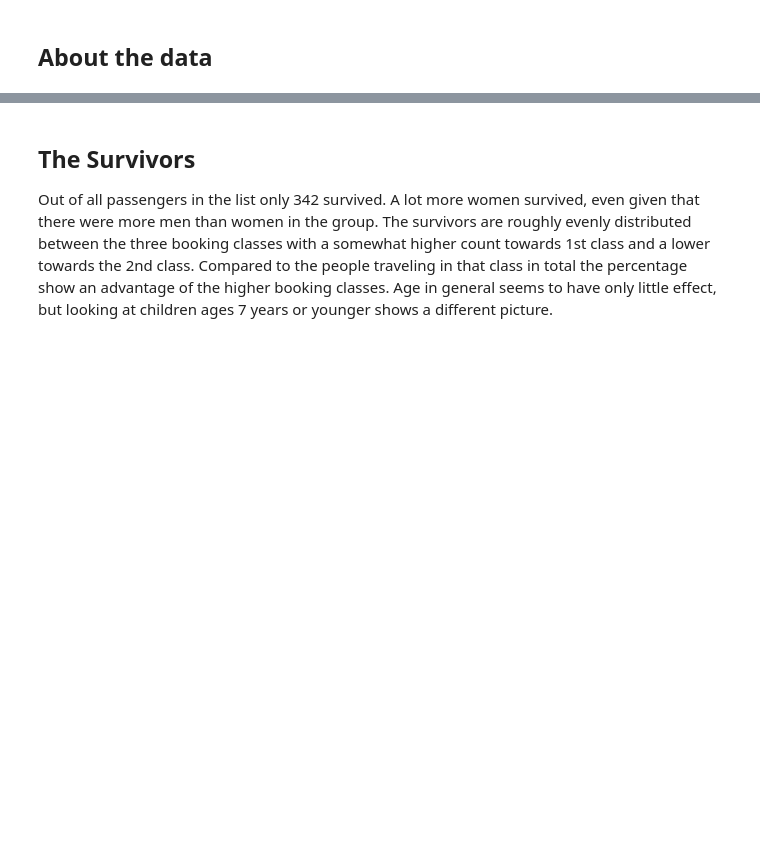
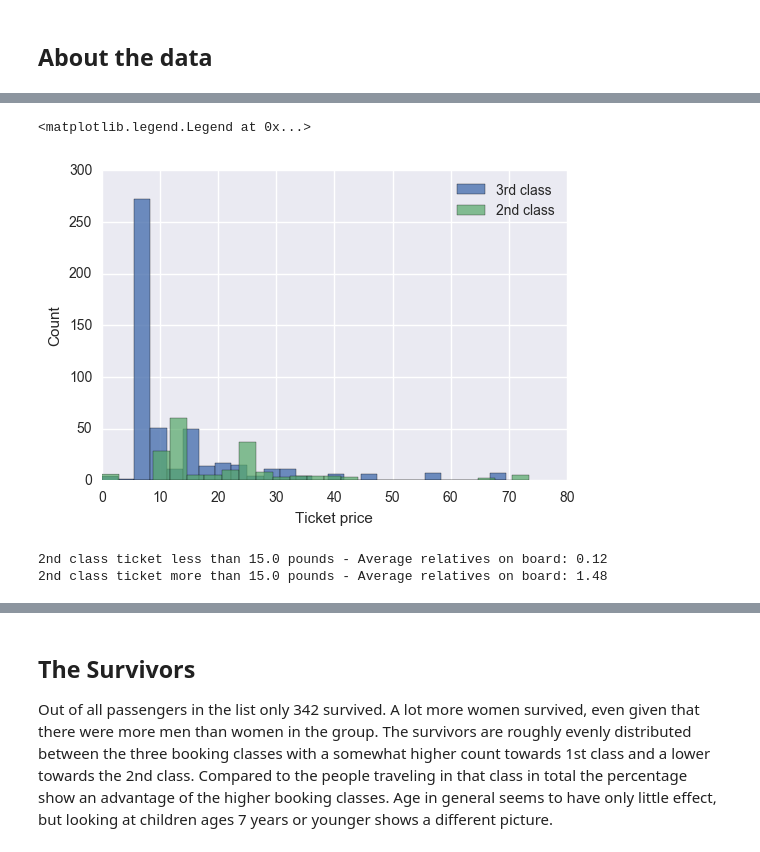
Before and after one commit to eliujulian/titanic, a Jupyter notebook: titanic.ipynb, the cells around one changed output, grey strips where cells are left out. Drawn from its saved outputs; the diff is of its cells as text; code cells hidden in the pictures; blank space fills up the shorter version.

```diff
--- a/titanic.ipynb
+++ b/titanic.ipynb
@@ -215,0 +132,22 @@ Count: 355 Max: 74 Mean: 25.1 Std.Dev.: 12.5
+# %%
+df['Relatives'] = df['SibSp'] + df['Parch']
+
+def passenger_basic_stats(group, label):
+    """
+    Prints some basic stats about a passenger group.
+    """
+    print(label)
+    print("Count:", len(group), "Mean:", group.mean(), "Std.:", group.std(), "Max:", group.max(), "Min:", group.min())
+    print("")
+
+# SibSp - Siblings and Spouses on board
+passenger_basic_stats(df['SibSp'], "Siblings and Spouses")
+
+# Parch - Parents and Children on board
+passenger_basic_stats(df['Parch'], "Parent and Children")
+
+# Relatives
+passenger_basic_stats(df['Relatives'], "Relatives")
+
+print("Count traveling with relatives:", sum(df['Relatives'] > 0))
+print("Count traveling without relatives:", sum(df['Relatives'] == 0))
@@ -215,0 +376,17 @@ Count: 355 Max: 74 Mean: 25.1 Std.Dev.: 12.5
+# %%
+df.where(df['Pclass'] == 3).dropna(subset=['Pclass'])['Fare'].hist(bins=25, alpha=0.8, label="3rd class")
+df.where(df['Pclass'] == 2).dropna(subset=['Pclass'])['Fare'].hist(bins=25, alpha=0.7, label="2nd class")
+plt.xlabel('Ticket price')
+plt.ylabel('Count')
+plt.legend()
+# %% [output]
+<matplotlib.legend.Legend at 0x...>
+[figure, added]
+# %%
+print("2nd class ticket less than 15.0 pounds - Average relatives on board:",
+     round(df.where(df['Pclass'] == 2).dropna(subset=['Pclass']).where(df['Fare'] < 15).dropna(subset=['Fare'])['Relatives'].mean(), 2))
+print("2nd class ticket more than 15.0 pounds - Average relatives on board:",
+     round(df.where(df['Pclass'] == 2).dropna(subset=['Pclass']).where(df['Fare'] >= 15).dropna(subset=['Fare'])['Relatives'].mean(), 2))
+# %% [output]
+2nd class ticket less than 15.0 pounds - Average relatives on board: 0.12
+2nd class ticket more than 15.0 pounds - Average relatives on board: 1.48
```
Also changed, not shown: parts of 128 cells of this notebook.
